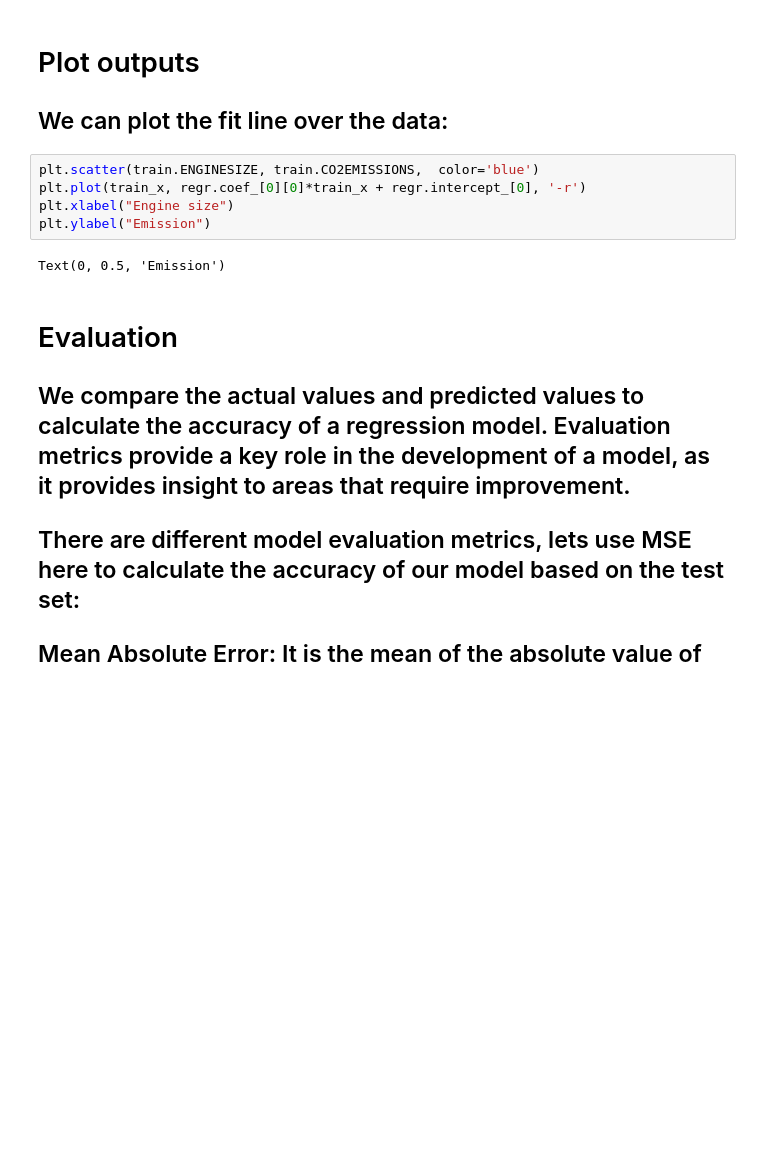
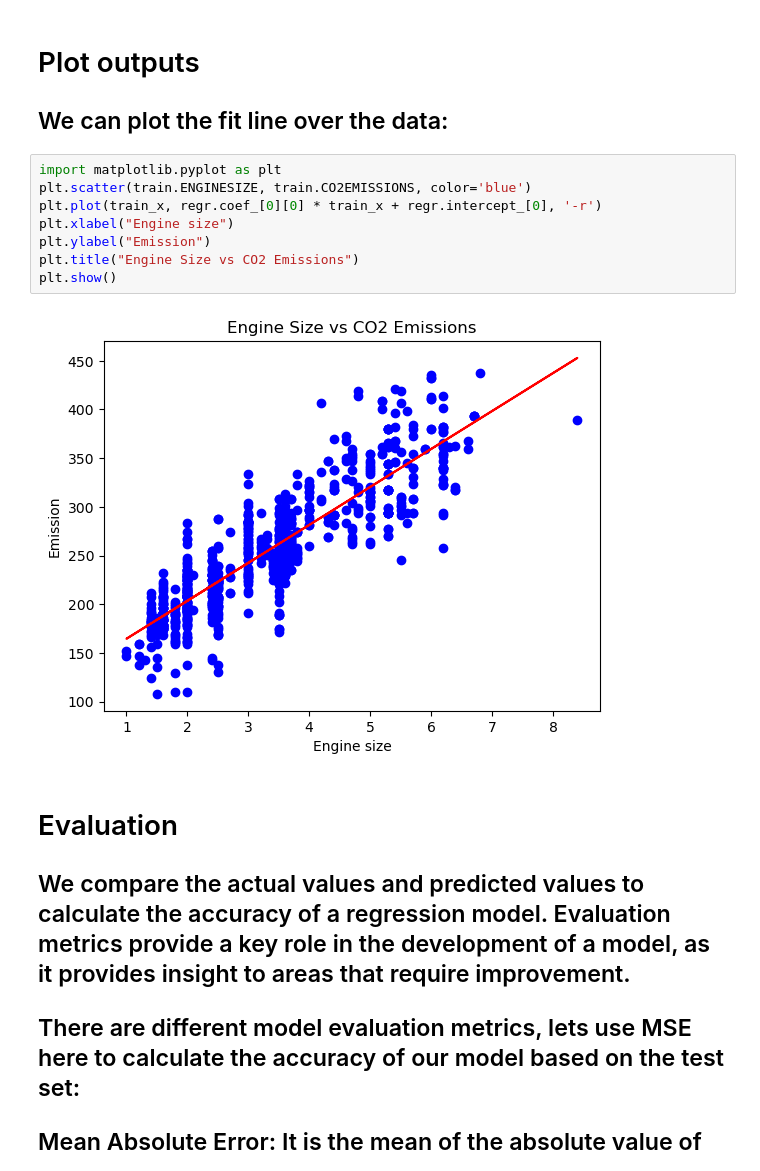
Before and after one commit to KiyanaMirbaghestan/SimpleLinearRegressionPython, a Jupyter notebook: SimpleLinearRegression.ipynb, the cells around one changed output. Drawn from its saved outputs; the diff is of its cells as text; blank space fills up the shorter version.

```diff
--- a/SimpleLinearRegression.ipynb
+++ b/SimpleLinearRegression.ipynb
@@ -153,12 +158,15 @@ Intercept:  [124.19641906]
 # Plot outputs
 ## We can plot the fit line over the data:
 # %%
-plt.scatter(train.ENGINESIZE, train.CO2EMISSIONS,  color='blue')
-plt.plot(train_x, regr.coef_[0][0]*train_x + regr.intercept_[0], '-r')
+import matplotlib.pyplot as plt
+plt.scatter(train.ENGINESIZE, train.CO2EMISSIONS, color='blue')
+plt.plot(train_x, regr.coef_[0][0] * train_x + regr.intercept_[0], '-r')
 plt.xlabel("Engine size")
 plt.ylabel("Emission")
+plt.title("Engine Size vs CO2 Emissions")
+plt.show()
 # %% [output]
-Text(0, 0.5, 'Emission')
+[figure, added]
 # %% [markdown]
 # Evaluation
 ## We compare the actual values and predicted values to calculate the accuracy of a regression model. Evaluation metrics provide a key role in the development of a model, as it provides insight to areas that require improvement.
```
Also changed, not shown: parts of 4 cells of this notebook.
